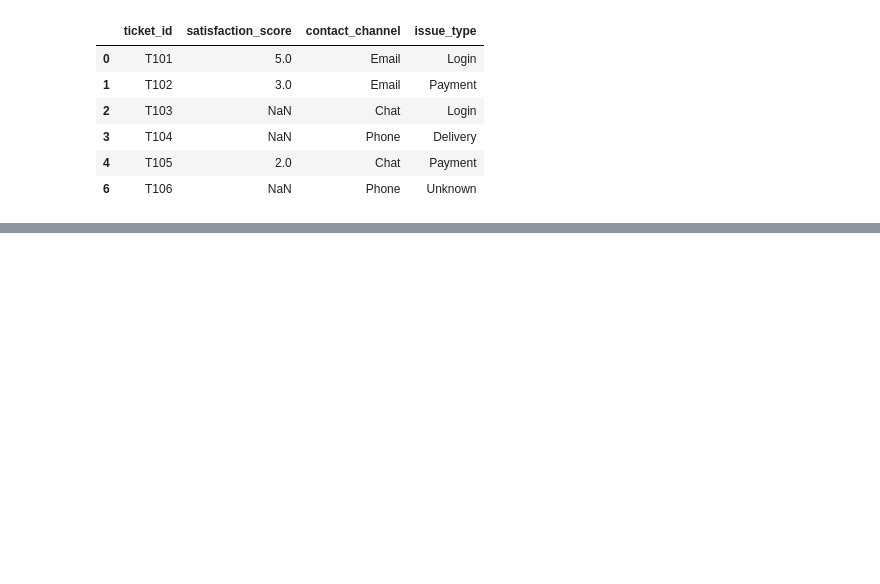
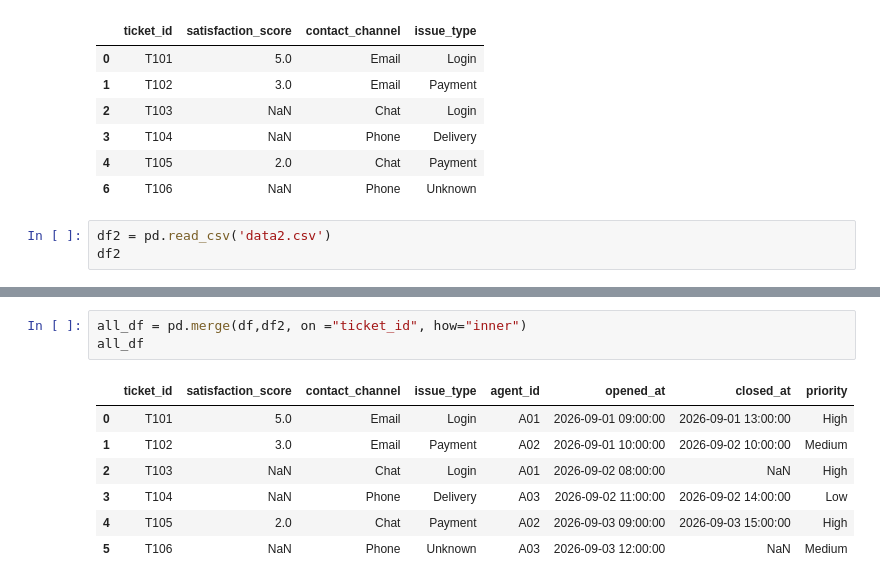
Before and after one commit to shota98501/workspace, a Jupyter notebook: Practice/Weekly/IV/cleandata.ipynb, the cells around one changed output, grey strips where cells are left out. Cells and saved outputs as stored; diff of their text form; blank space fills up the shorter version.

```diff
--- a/Practice/Weekly/IV/cleandata.ipynb
+++ b/Practice/Weekly/IV/cleandata.ipynb
@@ -46,3 +46,6 @@ df
 | 3 | T104 | NaN | Phone | Delivery |
 | 4 | T105 | 2.0 | Chat | Payment |
 | 6 | T106 | NaN | Phone | Unknown |
+# %%
+df2 = pd.read_csv('data2.csv')
+df2
@@ -48,0 +60,11 @@ df
+# %%
+all_df = pd.merge(df,df2, on ="ticket_id", how="inner")
+all_df
+# %% [output]
+|  | ticket_id | satisfaction_score | contact_channel | issue_type | agent_id | opened_at | closed_at | priority |
+| 0 | T101 | 5.0 | Email | Login | A01 | 2026-09-01 09:00:00 | 2026-09-01 13:00:00 | High |
+| 1 | T102 | 3.0 | Email | Payment | A02 | 2026-09-01 10:00:00 | 2026-09-02 10:00:00 | Medium |
+| 2 | T103 | NaN | Chat | Login | A01 | 2026-09-02 08:00:00 | NaN | High |
+| 3 | T104 | NaN | Phone | Delivery | A03 | 2026-09-02 11:00:00 | 2026-09-02 14:00:00 | Low |
+| 4 | T105 | 2.0 | Chat | Payment | A02 | 2026-09-03 09:00:00 | 2026-09-03 15:00:00 | High |
+| 5 | T106 | NaN | Phone | Unknown | A03 | 2026-09-03 12:00:00 | NaN | Medium |
```
Also changed, not shown: parts of 6 cells of this notebook, 2 other files.
